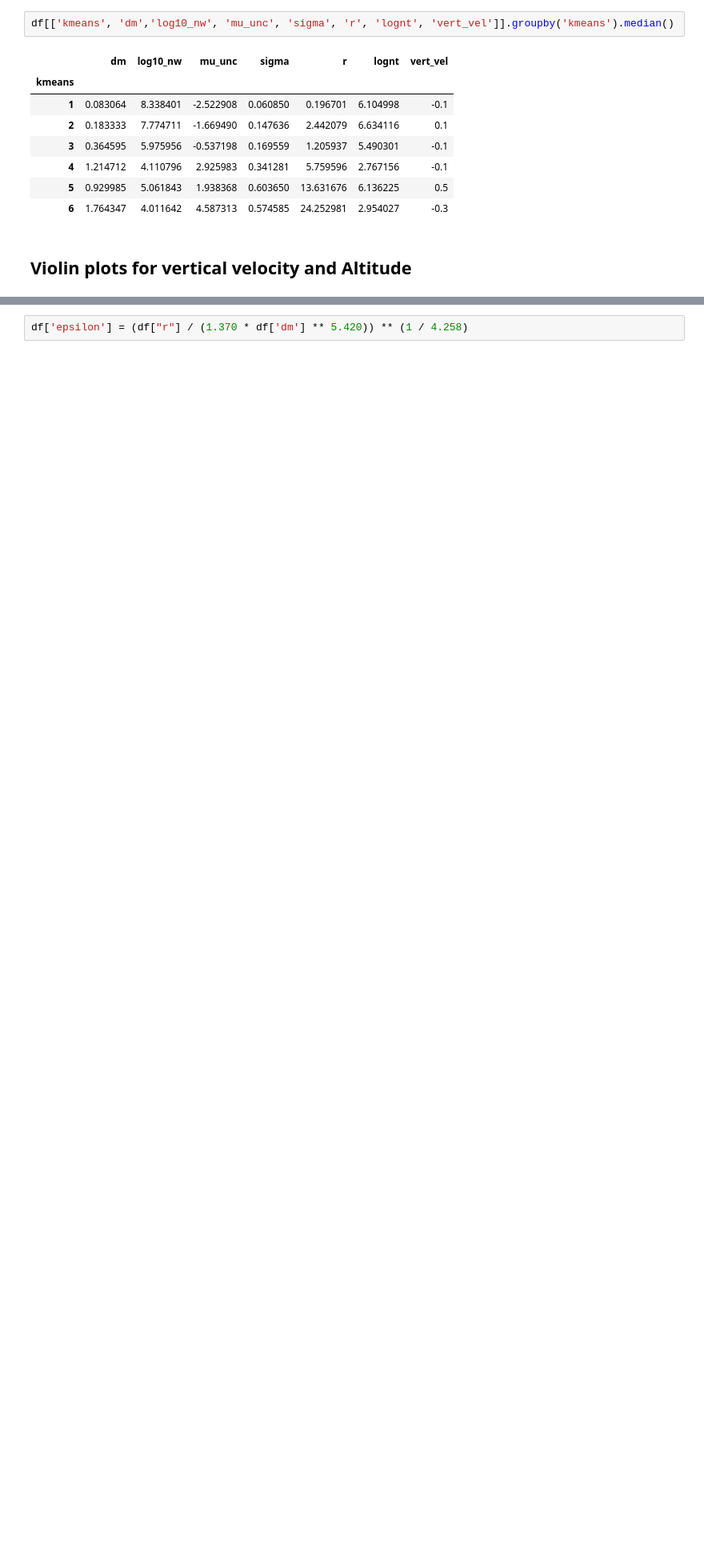
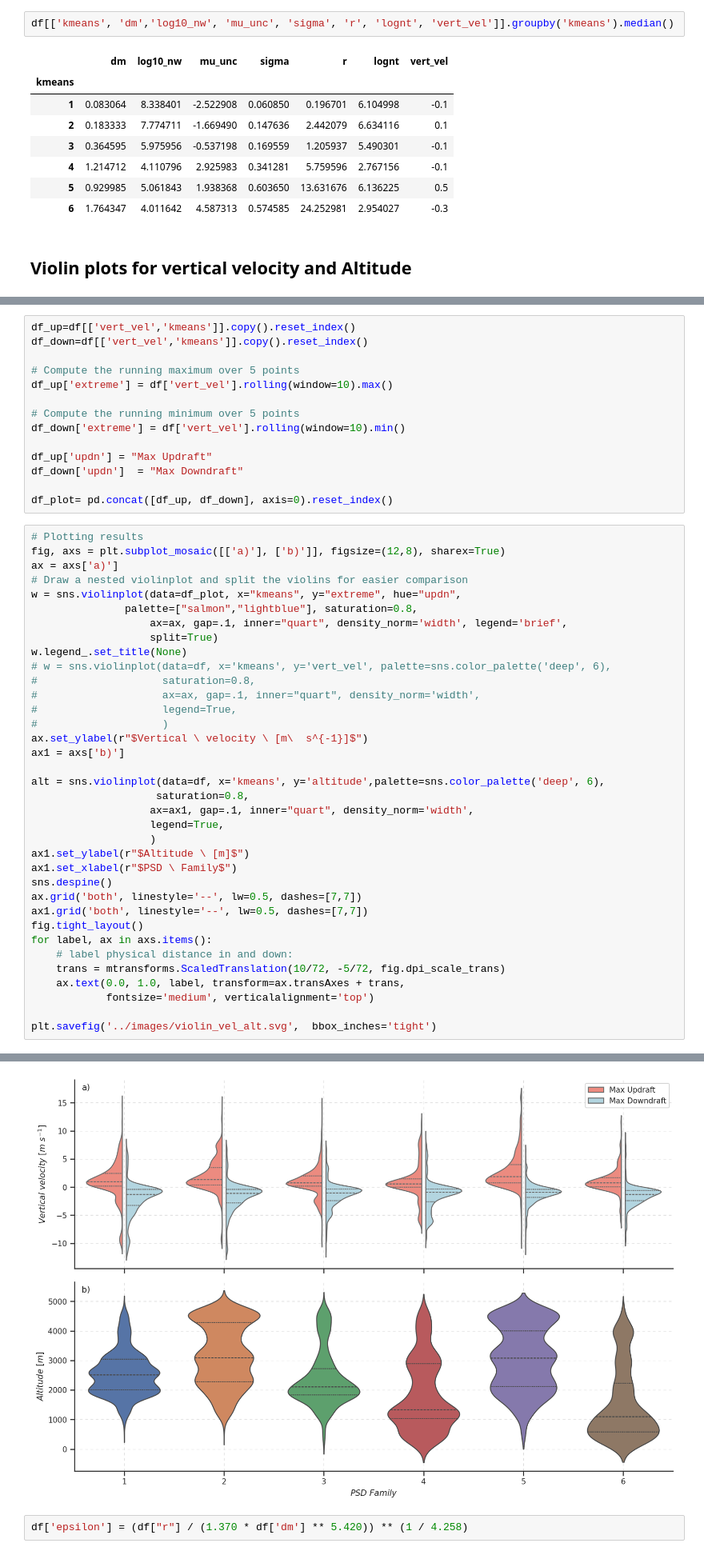
Before and after one commit to aladinor/Ladino_et_al_2025_DNN_PSD_retrieval, a Jupyter notebook: notebooks/1.K-means-psd.ipynb, the cells around one changed output, grey strips where cells are left out. Shown at 80% size. Cells and saved outputs as stored; diff of their text form; blank space fills up the shorter version.

Commit message:
adding updraft and downdraft velocities

```diff
--- a/notebooks/1.K-means-psd.ipynb
+++ b/notebooks/1.K-means-psd.ipynb
@@ -385,0 +347,51 @@ Passing `palette` without assigning `hue` is deprecated and will be removed in v
+# %%
+df_up=df[['vert_vel','kmeans']].copy().reset_index()
+df_down=df[['vert_vel','kmeans']].copy().reset_index()
+
+# Compute the running maximum over 5 points
+df_up['extreme'] = df['vert_vel'].rolling(window=10).max()
+
+# Compute the running minimum over 5 points
+df_down['extreme'] = df['vert_vel'].rolling(window=10).min()
+
+df_up['updn'] = "Max Updraft"
+df_down['updn']  = "Max Downdraft"
+
+df_plot= pd.concat([df_up, df_down], axis=0).reset_index()
+# %%
+# Plotting results
+fig, axs = plt.subplot_mosaic([['a)'], ['b)']], figsize=(12,8), sharex=True)
+ax = axs['a)']
+# Draw a nested violinplot and split the violins for easier comparison
+w = sns.violinplot(data=df_plot, x="kmeans", y="extreme", hue="updn",
+               palette=["salmon","lightblue"], saturation=0.8,
+                   ax=ax, gap=.1, inner="quart", density_norm='width', legend='brief',
+                   split=True)
+w.legend_.set_title(None)
+# w = sns.violinplot(data=df, x='kmeans', y='vert_vel', palette=sns.color_palette('deep', 6),
+#                    saturation=0.8,
+#                    ax=ax, gap=.1, inner="quart", density_norm='width',
+#                    legend=True,
+#                    )
+ax.set_ylabel(r"$Vertical \ velocity \ [m\  s^{-1}]$")
+ax1 = axs['b)']
+
+alt = sns.violinplot(data=df, x='kmeans', y='altitude',palette=sns.color_palette('deep', 6),
+                    saturation=0.8,
+                   ax=ax1, gap=.1, inner="quart", density_norm='width',
+                   legend=True,
+                   )
+ax1.set_ylabel(r"$Altitude \ [m]$")
+ax1.set_xlabel(r"$PSD \ Family$")
+sns.despine()
+ax.grid('both', linestyle='--', lw=0.5, dashes=[7,7])
+ax1.grid('both', linestyle='--', lw=0.5, dashes=[7,7])
+fig.tight_layout()
+for label, ax in axs.items():
+    # label physical distance in and down:
+    trans = mtransforms.ScaledTranslation(10/72, -5/72, fig.dpi_scale_trans)
+    ax.text(0.0, 1.0, label, transform=ax.transAxes + trans,
+            fontsize='medium', verticalalignment='top')
+
+plt.savefig('../images/violin_vel_alt.svg',  bbox_inches='tight')
+# %% [output]
@@ -386,2 +401,3 @@ Passing `palette` without assigning `hue` is deprecated and will be removed in v
+[figure, added]
 # %%
 df['epsilon'] = (df["r"] / (1.370 * df['dm'] ** 5.420)) ** (1 / 4.258)
```
Also changed, not shown: parts of 5 cells of this notebook.
